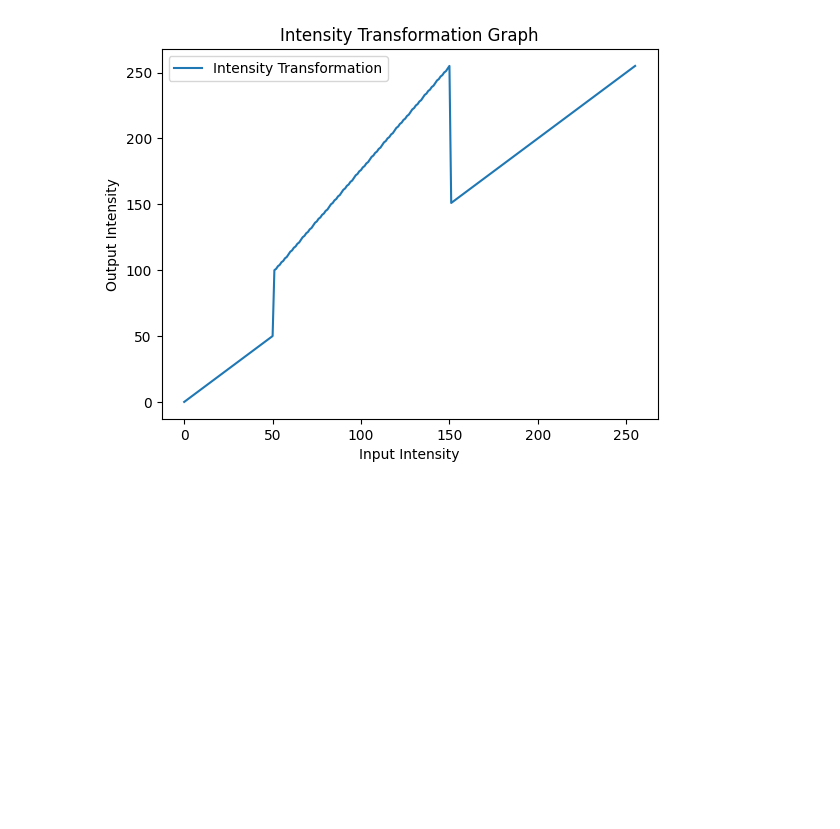
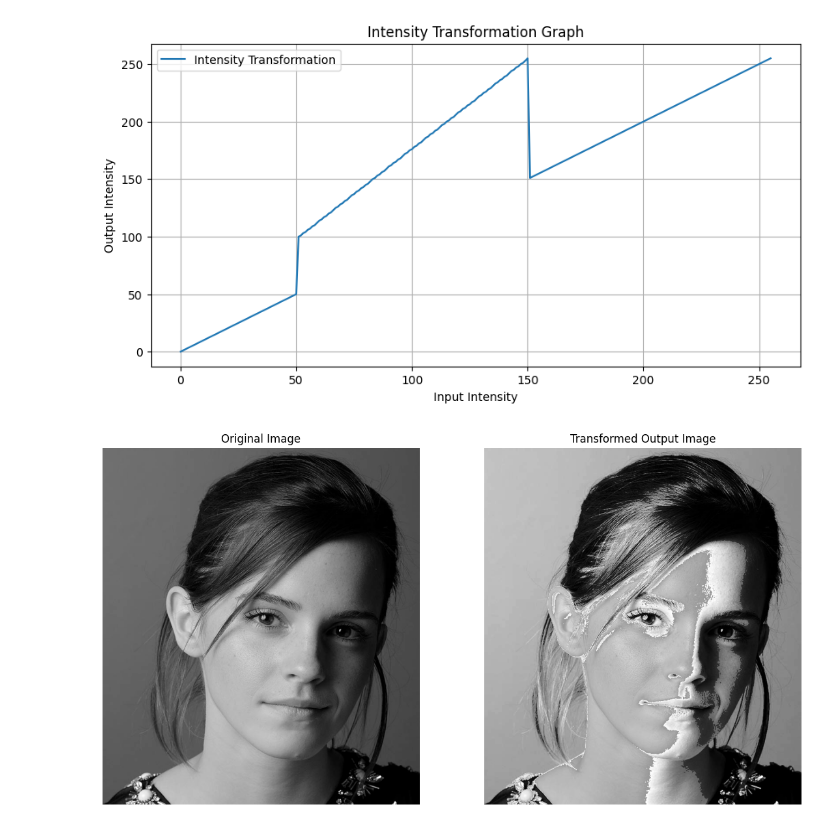
Before and after one commit to KavinduJ2001/Assignment-A01, a Jupyter notebook: codes/Q01.ipynb, the cells around one changed output. Cells and saved outputs as stored; diff of their text form; code cells hidden in the pictures; blank space fills up the shorter version.

```diff
--- a/codes/Q01.ipynb
+++ b/codes/Q01.ipynb
@@ -6,27 +6,46 @@ import matplotlib.pyplot as plt
 # Read the input image
 input_image = cv.imread('/Users/kavindujayathissa/Desktop/Academics/Semester 05/EN3160 Image Processing/Assignment A01/a1images/emma.jpg', cv.IMREAD_GRAYSCALE)
 
-t1 = np.linspace(0,50,51)
-t2 = np.linspace(51,100,0)
-t3 = np.linspace(100,255,100)
-t4 = np.linspace(255,150,0)
-t5 = np.linspace(151,255,105)
-t = np.concatenate((t1,t2,t3,t4,t5), axis=0).astype('uint8')
+# Define the intensity transformation
+t1 = np.linspace(0, 50, 51)
+t2 = np.linspace(51, 100, 0)
+t3 = np.linspace(100, 255, 100)
+t4 = np.linspace(255, 150, 0)
+t5 = np.linspace(151, 255, 105)
+t = np.concatenate((t1, t2, t3, t4, t5), axis=0).astype('uint8')
 
 # Create the output image
 output_image = cv.LUT(input_image, t)
 
 # Plot the intensity transformation graph
+plt.figure(figsize=(10, 5))
 plt.plot(range(256), t, label='Intensity Transformation')
 plt.xlabel('Input Intensity')
 plt.ylabel('Output Intensity')
 plt.title('Intensity Transformation Graph')
 plt.legend()
+plt.grid()
+plt.show()
 
+# Save the output image
+cv.imwrite('Q1_output_emma.png', output_image)
 
-# Save or display the output image
-cv.imwrite('Q1_output_emma.png', output_image)
-cv.imshow('Output Image', output_image)
-cv.waitKey(1000)
-cv.destroyAllWindows()
+# Display the input and output images in Jupyter Notebook
+plt.figure(figsize=(12, 6))
+
+# Show the original image
+plt.subplot(1, 2, 1)
+plt.imshow(input_image, cmap='gray')
+plt.title('Original Image')
+plt.axis('off')
+
+# Show the transformed (output) image
+plt.subplot(1, 2, 2)
+plt.imshow(output_image, cmap='gray')
+plt.title('Transformed Output Image')
+plt.axis('off')
+
+# Adjust layout and display the images
+plt.tight_layout()
+plt.show()
 # %% [output]
@@ -34 +52,2 @@ cv.destroyAllWindows()
-[figure, old version]
+[figure, new version]
+[figure, added]
```
Also changed, not shown: parts of 1 cell of this notebook, 18 other files.
